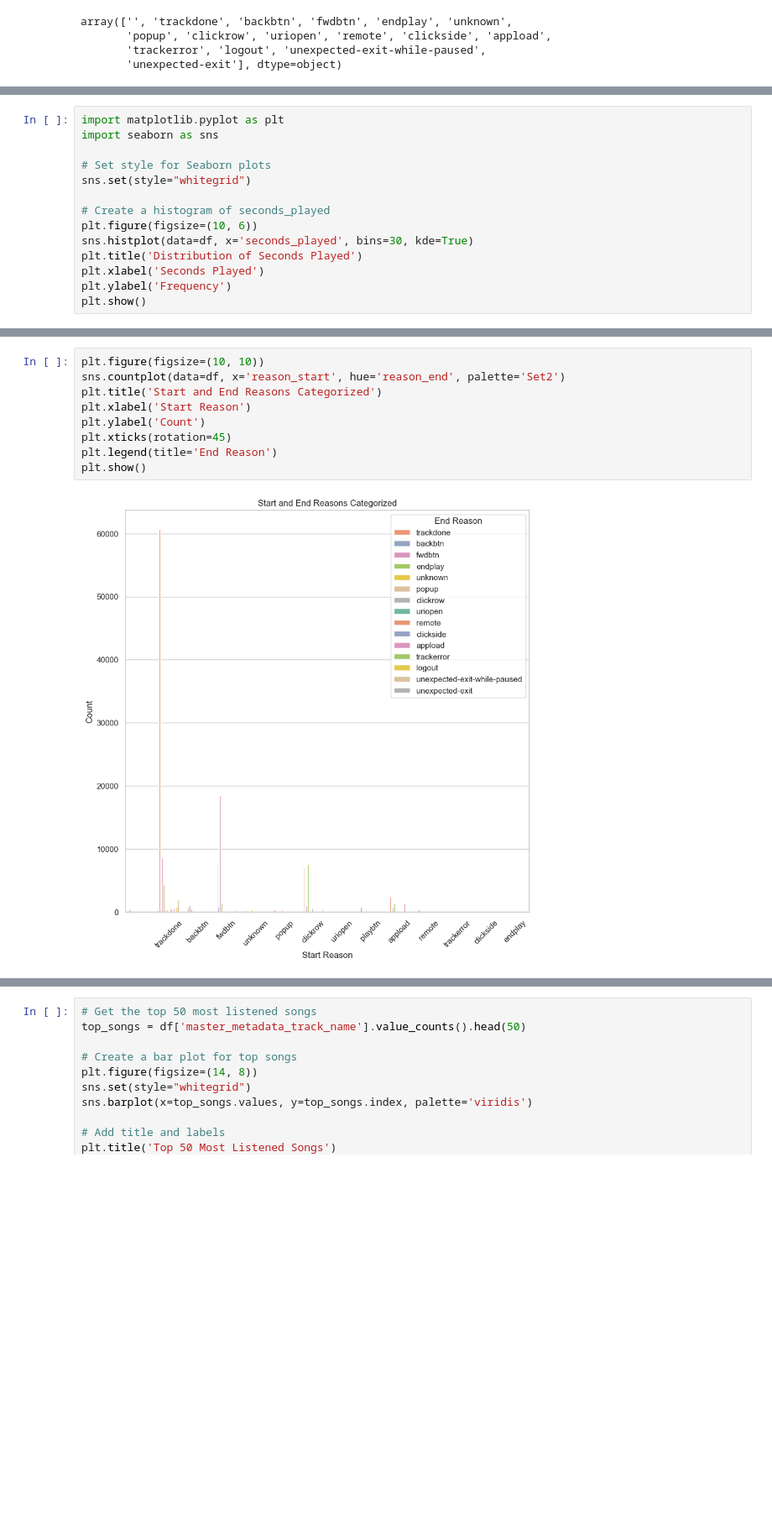
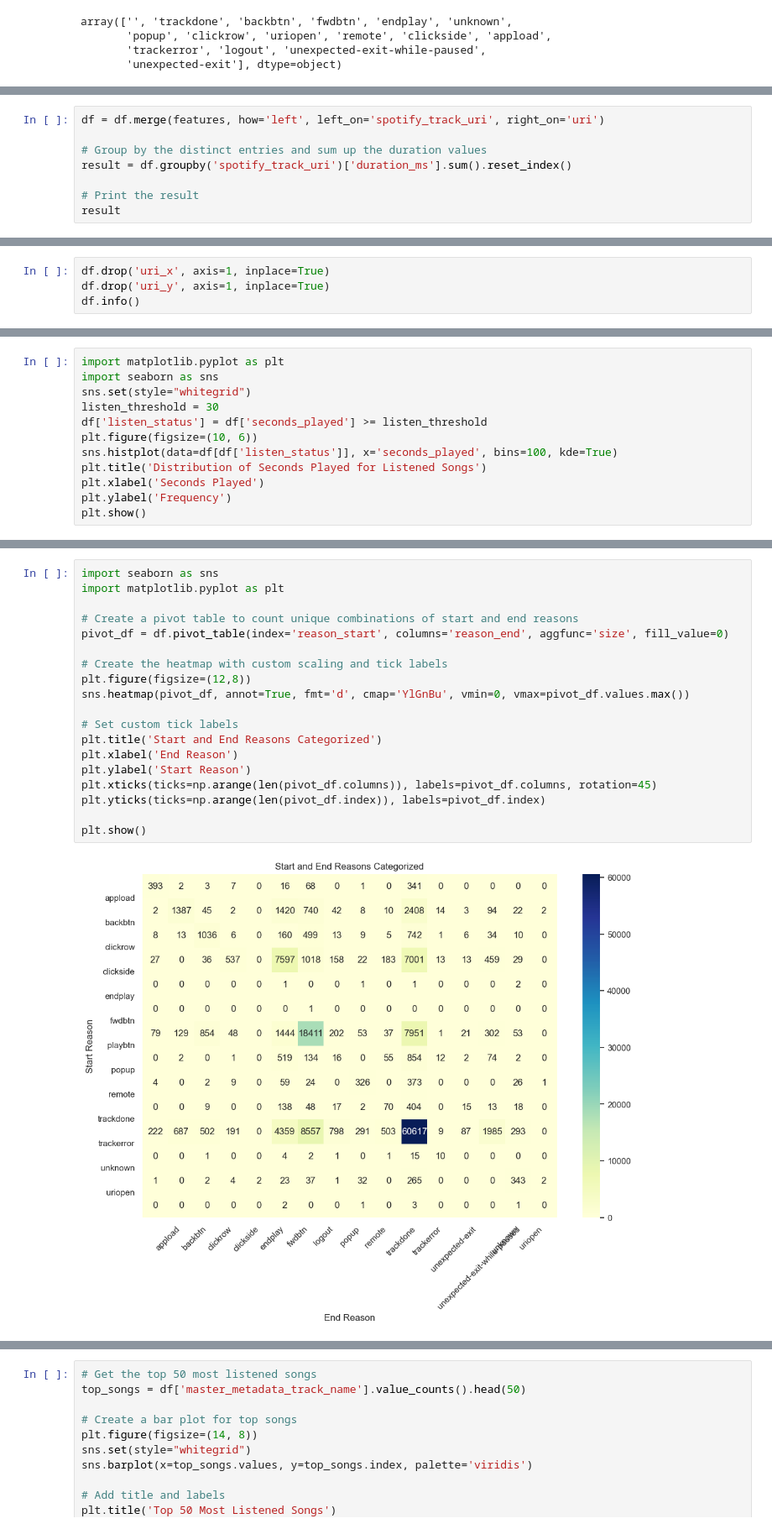
Before and after one commit to MahmuudIbrahim/SpotifyListeningAnalysis, a Jupyter notebook: Spotify Analysis.ipynb, the cells around one changed output, grey strips where cells are left out. Shown at 84% size. Cells and saved outputs as stored; diff of their text form; blank space fills up the shorter version.

```diff
--- a/Spotify Analysis.ipynb
+++ b/Spotify Analysis.ipynb
@@ -232,0 +372,8 @@ df
+# %%
+df = df.merge(features, how='left', left_on='spotify_track_uri', right_on='uri')
+
+# Group by the distinct entries and sum up the duration values
+result = df.groupby('spotify_track_uri')['duration_ms'].sum().reset_index()
+
+# Print the result
+result
@@ -232,0 +430,4 @@ df
+# %%
+df.drop('uri_x', axis=1, inplace=True)
+df.drop('uri_y', axis=1, inplace=True)
+df.info()
@@ -233,14 +468,12 @@ df
 # %%
 import matplotlib.pyplot as plt
 import seaborn as sns
-
-# Set style for Seaborn plots
 sns.set(style="whitegrid")
-
-# Create a histogram of seconds_played
+listen_threshold = 30
+df['listen_status'] = df['seconds_played'] >= listen_threshold
 plt.figure(figsize=(10, 6))
-sns.histplot(data=df, x='seconds_played', bins=30, kde=True)
-plt.title('Distribution of Seconds Played')
+sns.histplot(data=df[df['listen_status']], x='seconds_played', bins=100, kde=True)
+plt.title('Distribution of Seconds Played for Listened Songs')
 plt.xlabel('Seconds Played')
 plt.ylabel('Frequency')
 plt.show()
@@ -283,11 +500,21 @@ plt.show()
 # %%
-plt.figure(figsize=(10, 10))
-sns.countplot(data=df, x='reason_start', hue='reason_end', palette='Set2')
+import seaborn as sns
+import matplotlib.pyplot as plt
+
+# Create a pivot table to count unique combinations of start and end reasons
+pivot_df = df.pivot_table(index='reason_start', columns='reason_end', aggfunc='size', fill_value=0)
+
+# Create the heatmap with custom scaling and tick labels
+plt.figure(figsize=(12,8))
+sns.heatmap(pivot_df, annot=True, fmt='d', cmap='YlGnBu', vmin=0, vmax=pivot_df.values.max())
+
+# Set custom tick labels
 plt.title('Start and End Reasons Categorized')
-plt.xlabel('Start Reason')
-plt.ylabel('Count')
-plt.xticks(rotation=45)
-plt.legend(title='End Reason')
+plt.xlabel('End Reason')
+plt.ylabel('Start Reason')
+plt.xticks(ticks=np.arange(len(pivot_df.columns)), labels=pivot_df.columns, rotation=45)
+plt.yticks(ticks=np.arange(len(pivot_df.index)), labels=pivot_df.index)
+
 plt.show()
 # %% [output]
-[figure, old version]
+[figure, new version]
```
Also changed, not shown: parts of 49 cells of this notebook.
